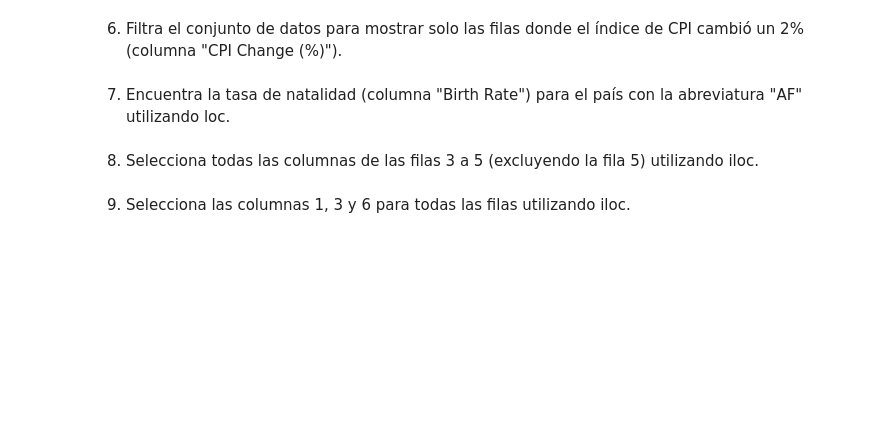
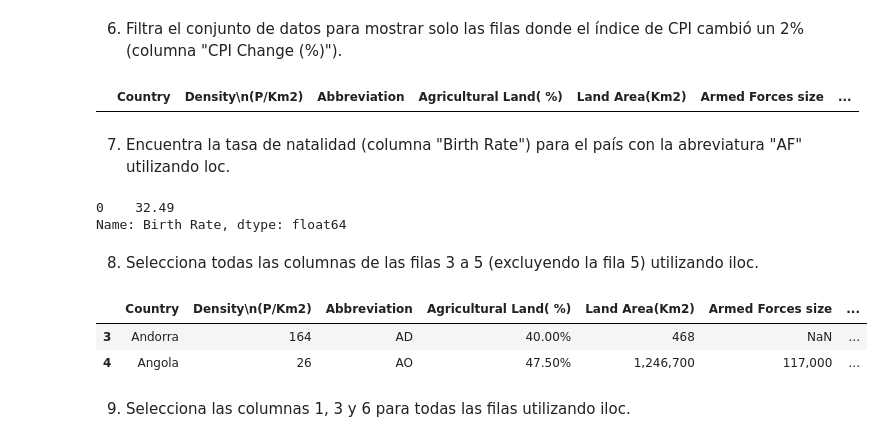
Before and after one commit to DianaG92/adalab-pair_programming-modulo3, a Jupyter notebook: promoH-modulo3-pairprogramming-EDA-DIANA_ISA.ipynb, the cells around one changed output. Drawn from its saved outputs; the diff is of its cells as text; code cells hidden in the pictures; blank space fills up the shorter version.

```diff
--- a/promoH-modulo3-pairprogramming-EDA-DIANA_ISA.ipynb
+++ b/promoH-modulo3-pairprogramming-EDA-DIANA_ISA.ipynb
@@ -365,8 +399,30 @@ KeyError: 'Capital/Major City'
 # %% [markdown]
 6. Filtra el conjunto de datos para mostrar solo las filas donde el índice de CPI cambió un 2% (columna "CPI Change (%)").
+# %%
+change_CPI=df_world.loc[df_world['CPI Change (%)'] == "2", :]
+change_CPI
+# %% [output]
+|  | Country | Density\n(P/Km2) | Abbreviation | Agricultural Land( %) | Land Area(Km2) | Armed Forces size | ... |
 # %% [markdown]
 7. Encuentra la tasa de natalidad (columna "Birth Rate") para el país con la abreviatura "AF" utilizando loc.
+# %%
+#1. Creamos filtro
+filtro2=df_world['Abbreviation'] == 'AF'
+
+#2. Aplicamos el filtro y seleccionamos la columna que queremos ver ('Gasoline Price')
+natalidad=df_world.loc[filtro2, 'Birth Rate']
+natalidad
+# %% [output]
+0    32.49
+Name: Birth Rate, dtype: float64
 # %% [markdown]
 8. Selecciona todas las columnas de las filas 3 a 5 (excluyendo la fila 5) utilizando iloc.
+# %%
+seleccion=df_world.iloc[3:5, :]
+seleccion
+# %% [output]
+|  | Country | Density\n(P/Km2) | Abbreviation | Agricultural Land( %) | Land Area(Km2) | Armed Forces size | ... |
+| 3 | Andorra | 164 | AD | 40.00% | 468 | NaN | ... |
+| 4 | Angola | 26 | AO | 47.50% | 1,246,700 | 117,000 | ... |
 # %% [markdown]
 9. Selecciona las columnas 1, 3 y 6 para todas las filas utilizando iloc.
```
Also changed, not shown: parts of 5 cells of this notebook.
